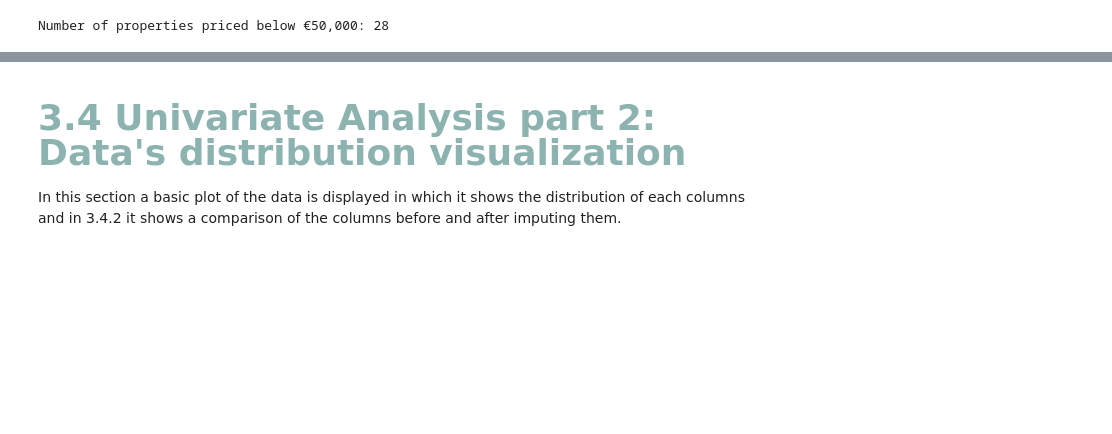
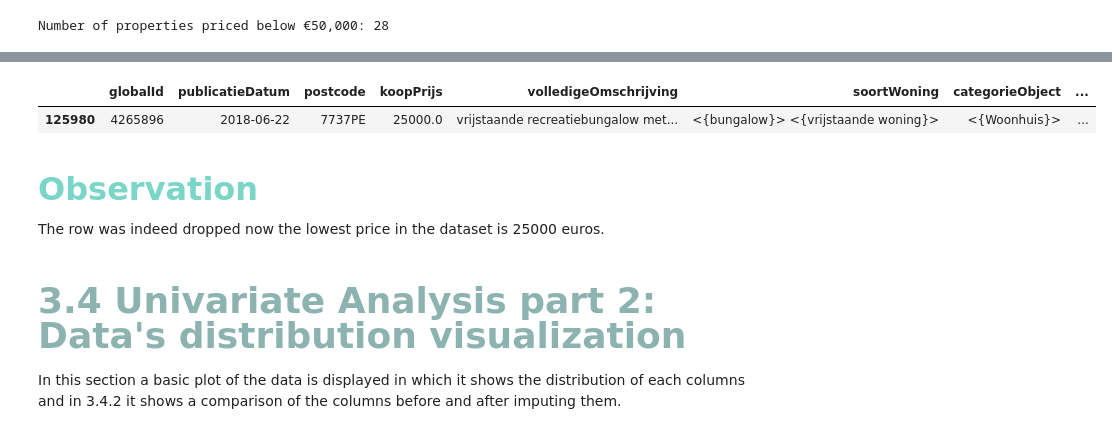
Before and after one commit to Josey-mc2/House-pricing-analysis, a Jupyter notebook: funda_analysis_ai_resit.ipynb, the cells around one changed output, grey strips where cells are left out. Drawn from its saved outputs; the diff is of its cells as text; code cells hidden in the pictures; blank space fills up the shorter version.

```diff
--- a/funda_analysis_ai_resit.ipynb
+++ b/funda_analysis_ai_resit.ipynb
@@ -1211,3 +1299,19 @@ Number of properties priced below €50,000: 28
+# %%
+# Drop the row where koopPrijs is 215
+funda_cleaned = df_funda_imputed_completed[df_funda_imputed_completed['koopPrijs'] != 215]
+
+# Sort in ascending order based on koopPrijs (or any preferred column)
+funda_cleaned = Funda_cleaned.sort_values(by='koopPrijs', ascending=True)
+
+# Display the first row of the sorted DataFrame
+funda_cleaned.head(1)
+# %% [output]
+|  | globalId | publicatieDatum | postcode | koopPrijs | volledigeOmschrijving | soortWoning | categorieObject | ... |
+| 125980 | 4265896 | 2018-06-22 | 7737PE | 25000.0 | vrijstaande recreatiebungalow met... | <{bungalow}> <{vrijstaande woning}> | <{Woonhuis}> | ... |
+# %% [markdown]
+#### <span style="color:#7AD6C7; font-family:'Times New Roman'; font-size:32px;">**Observation**</span>
+
+The row was indeed dropped now the lowest price in the dataset is 25000 euros.
 # %% [markdown]
 ## <span style="color: #8DB3B1; font-size: 36px; font-family: 'Times New Roman'; font-weight: bold;">3.4 Univariate Analysis part 2: Data's distribution visualization
 </span>
```
Also changed, not shown: parts of 14 cells of this notebook.
